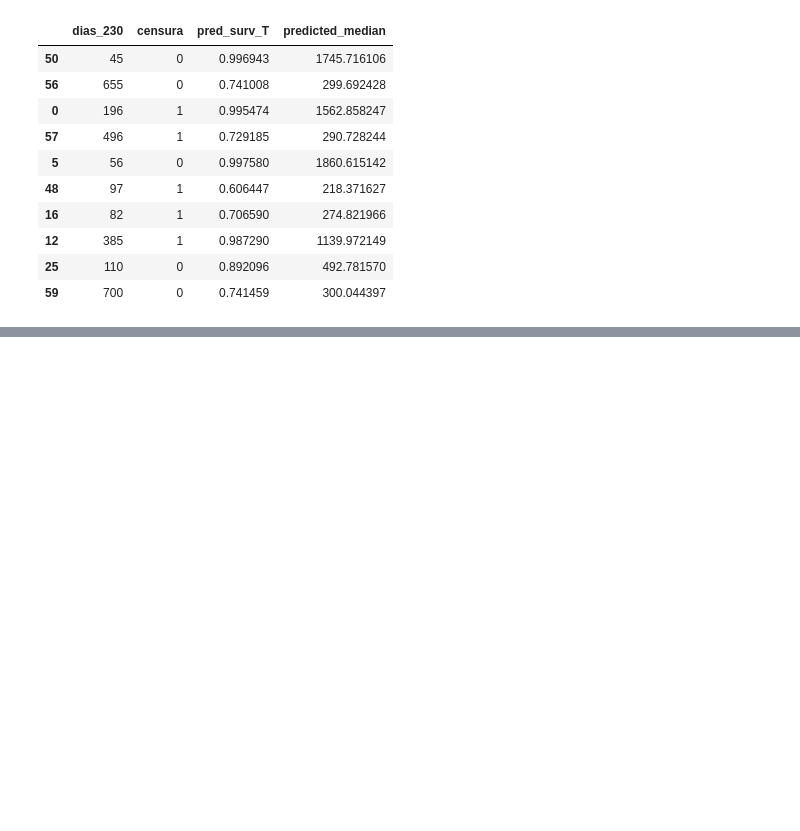
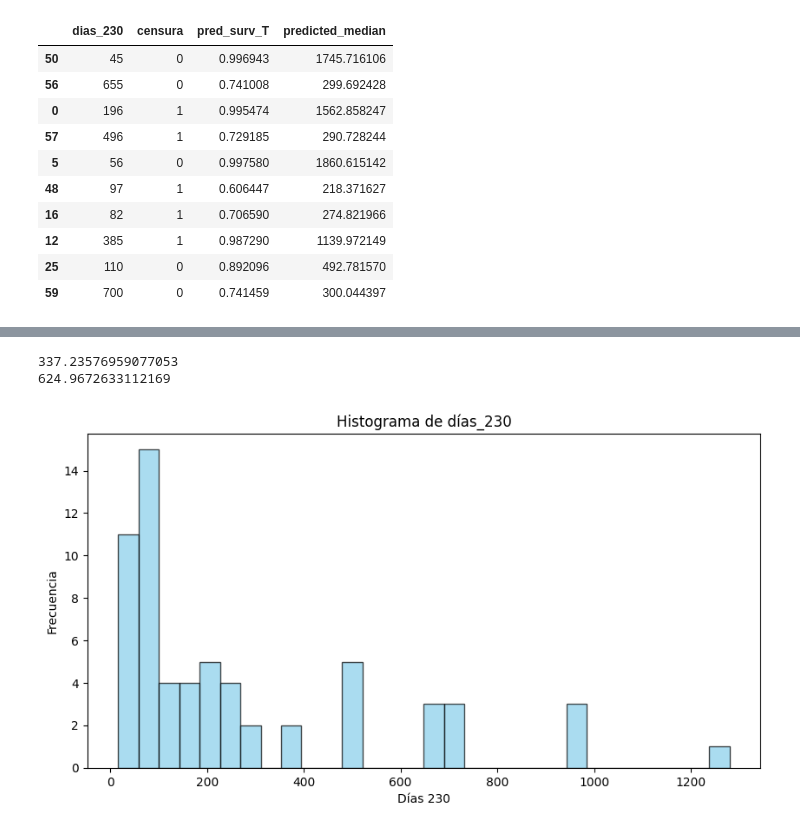
Before and after one commit to fvaldes17/SA, a Jupyter notebook: Modelos/AFT_implementation.ipynb, the cells around one changed output, grey strips where cells are left out. Saved outputs shown, nothing was run; the diff lists cells and outputs as text; code cells hidden in the pictures; blank space fills up the shorter version.

```diff
--- a/Modelos/AFT_implementation.ipynb
+++ b/Modelos/AFT_implementation.ipynb
@@ -426,0 +449,5 @@ Tabla de predicciones (primeras 10 filas):
+# %%
+from lifelines import LogNormalAFTFitter
+lognorm_aft = LogNormalAFTFitter()
+lognorm_aft.fit(data, duration_col='dias_230', event_col='censura', formula="Caudal + TPH + `% Solido` + Presion")
+lognorm_aft.print_summary(3)
@@ -426,0 +473,16 @@ Tabla de predicciones (primeras 10 filas):
+# %%
+print(lognorm_aft.median_survival_time_)
+print(lognorm_aft.mean_survival_time_)
+# %% [output]
+337.23576959077053
+624.9672633112169
+# %%
+# Hacemos un histograma de días_230:
+plt.figure(figsize=(10, 5))
+plt.hist(data["dias_230"], bins=30, color="skyblue", edgecolor="black", alpha=0.7)
+plt.xlabel("Días 230")
+plt.ylabel("Frecuencia")
+plt.title("Histograma de días_230")
+plt.show()
+# %% [output]
+[figure, added]
```
Also changed, not shown: parts of 4 cells of this notebook, 4 other files.
